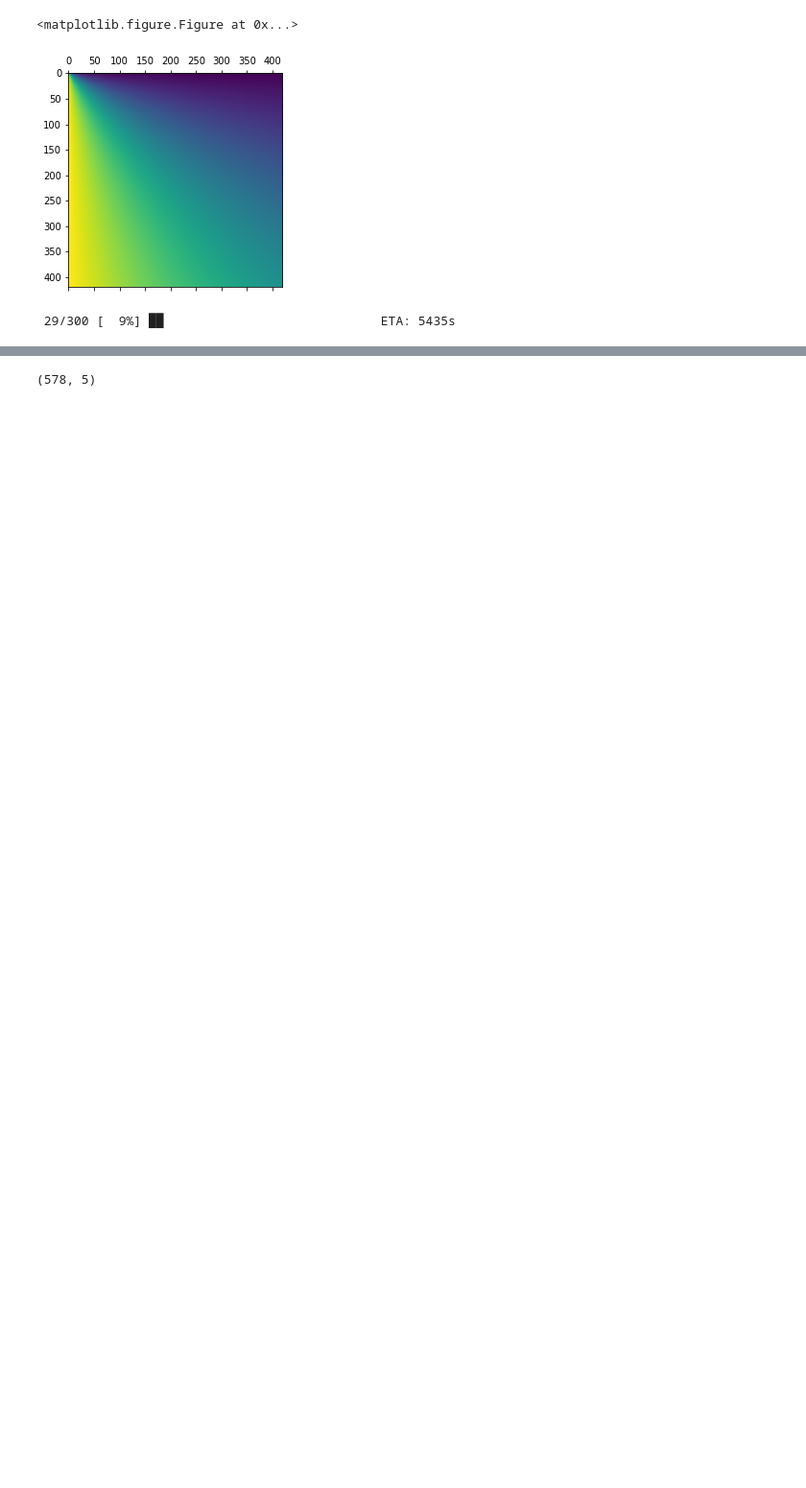
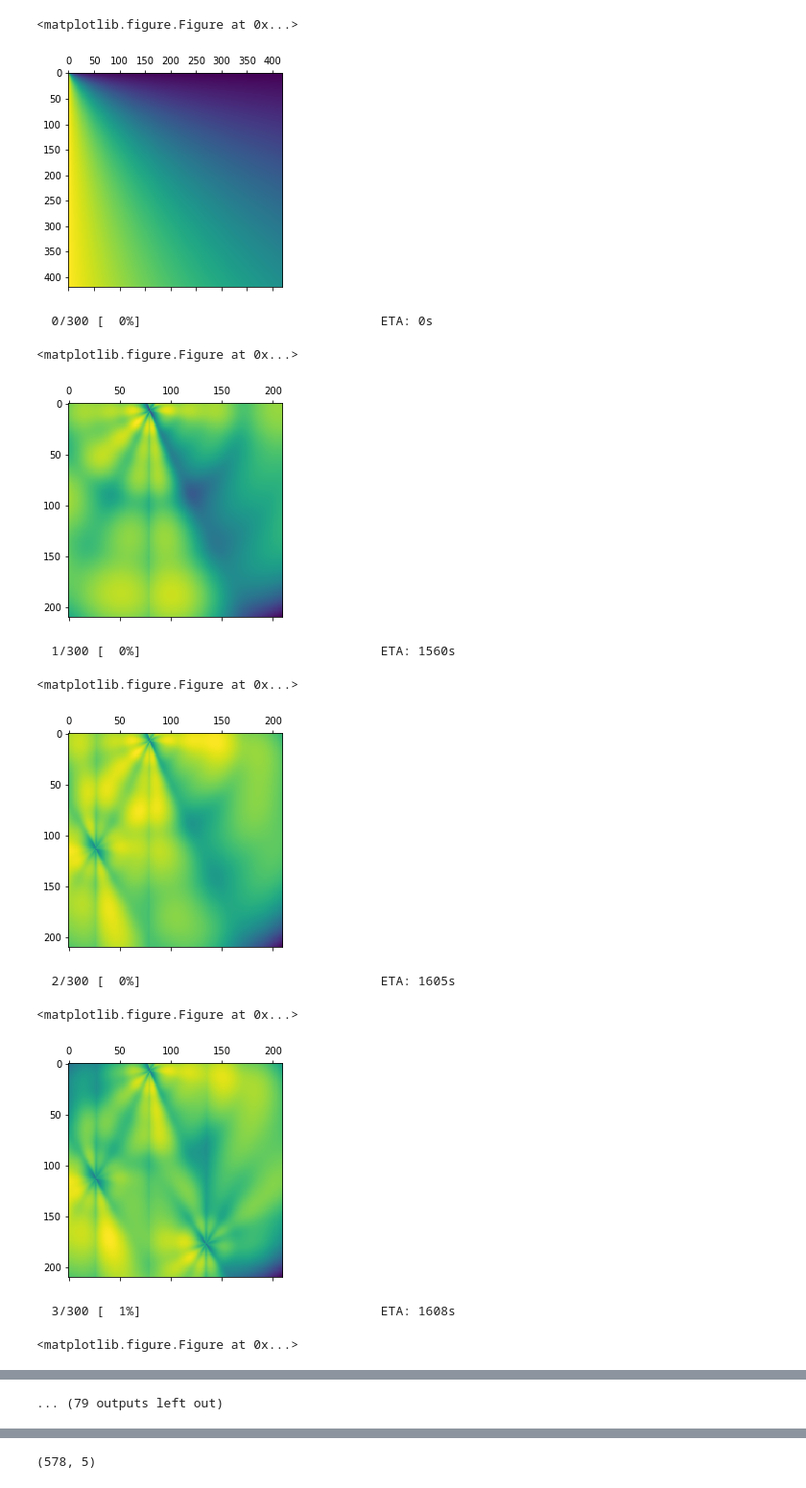
Before and after one commit to HTplex/probp.finalproject, a Jupyter notebook: 2.0-H.ipynb, the cells around one changed output, grey strips where cells are left out. Shown at 96% size. Saved outputs shown, nothing was run; the diff lists cells and outputs as text; code cells hidden in the pictures; blank space fills up the shorter version.

```diff
--- a/2.0-H.ipynb
+++ b/2.0-H.ipynb
@@ -618,19 +624,30 @@ plt.show()
 # %%
 #i = 0
 prob = np.zeros(grid_20.shape[0])
 pbar = Progbar(300)
 for i in range(300):
     pbar.update(i)
     dis = grid_glxy_l2diff(grid_20, all_sky_star[2][i][1:3])/4200.
     atan = grid_glxy_arctan(grid_20, all_sky_star[2][i][1:3])
-    b2d = np.log(r_list[i].prob(dis.tolist()).eval())
+    b2d = np.log(r_list[i].prob(dis.tolist()).eval())+(all_sky_star[2][i][3]**2+all_sky_star[2][i][4]**2)**(1/2.)
     c2d = np.log(p_list[i].prob(atan.tolist()).eval())
     prob=prob+b2d
     prob=prob+c2d
-print(a.shape, b.shape)
-plt.matshow(prob)
+    plt.clf()
+#print(a.shape, b.shape)
+    plt.matshow(prob)
 #plt.savefig("what.pdf")
-plt.show()
+    plt.show()
 print(all_sky_star[2][i][1:3])
 # %% [output]
- 29/300 [  9%] ██                             ETA: 5435s
+  0/300 [  0%]                                ETA: 0s
+<matplotlib.figure.Figure at 0x...>
+[figure, added]
+  1/300 [  0%]                                ETA: 1560s
+<matplotlib.figure.Figure at 0x...>
+[figure, added]
+  2/300 [  0%]                                ETA: 1605s
+<matplotlib.figure.Figure at 0x...>
+[figure, added]
+  3/300 [  1%]                                ETA: 1608s
+<matplotlib.figure.Figure at 0x...>
@@ -637,3 +655,4 @@ print(all_sky_star[2][i][1:3])
+... (79 outputs left out)
 # %%
 plt.matshow(prob)
 #plt.savefig("what.pdf")
```
Also changed, not shown: parts of 8 cells of this notebook, 1 other file.
